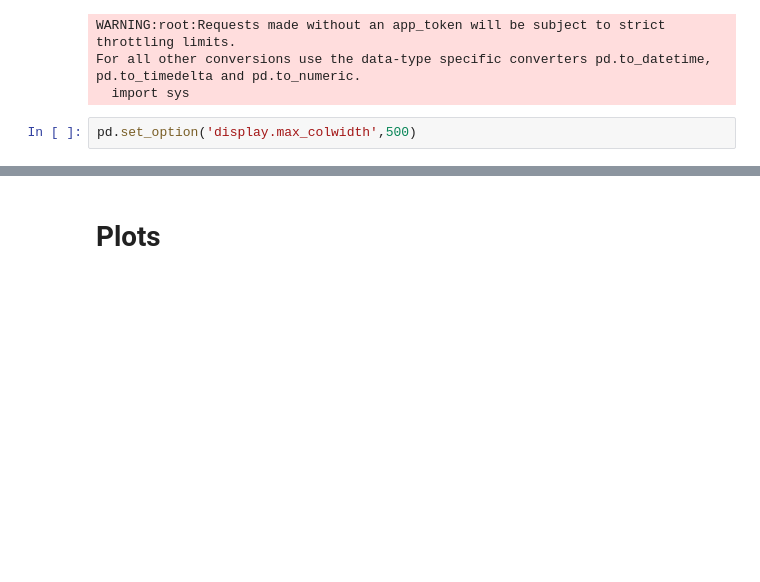
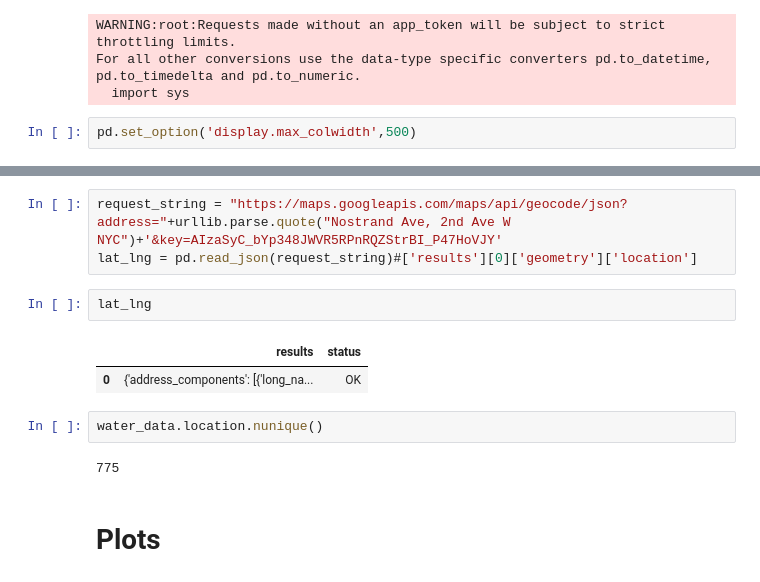
Before and after one commit to richardagalvez/nycdatamonster, a Jupyter notebook: water_problems/main_analysis.ipynb, the cells around one changed output, grey strips where cells are left out. Drawn from its saved outputs; the diff is of its cells as text; blank space fills up the shorter version.

Commit message:
water problem update

```diff
--- a/water_problems/main_analysis.ipynb
+++ b/water_problems/main_analysis.ipynb
@@ -83,3 +49,15 @@ data.head()
+# %%
+request_string = "https://maps.googleapis.com/maps/api/geocode/json?address="+urllib.parse.quote("Nostrand Ave, 2nd Ave W NYC")+'&key=AIzaSyC_bYp348JWVR5RPnRQZStrBI_P47HoVJY'
+lat_lng = pd.read_json(request_string)#['results'][0]['geometry']['location']
+# %%
+lat_lng
+# %% [output]
+|  | results | status |
+| 0 | {'address_components': [{'long_na... | OK |
+# %%
+water_data.location.nunique()
+# %% [output]
+775
 # %% [markdown]
 # Plots
 # %% [markdown]
```
Also changed, not shown: parts of 3 cells of this notebook.
